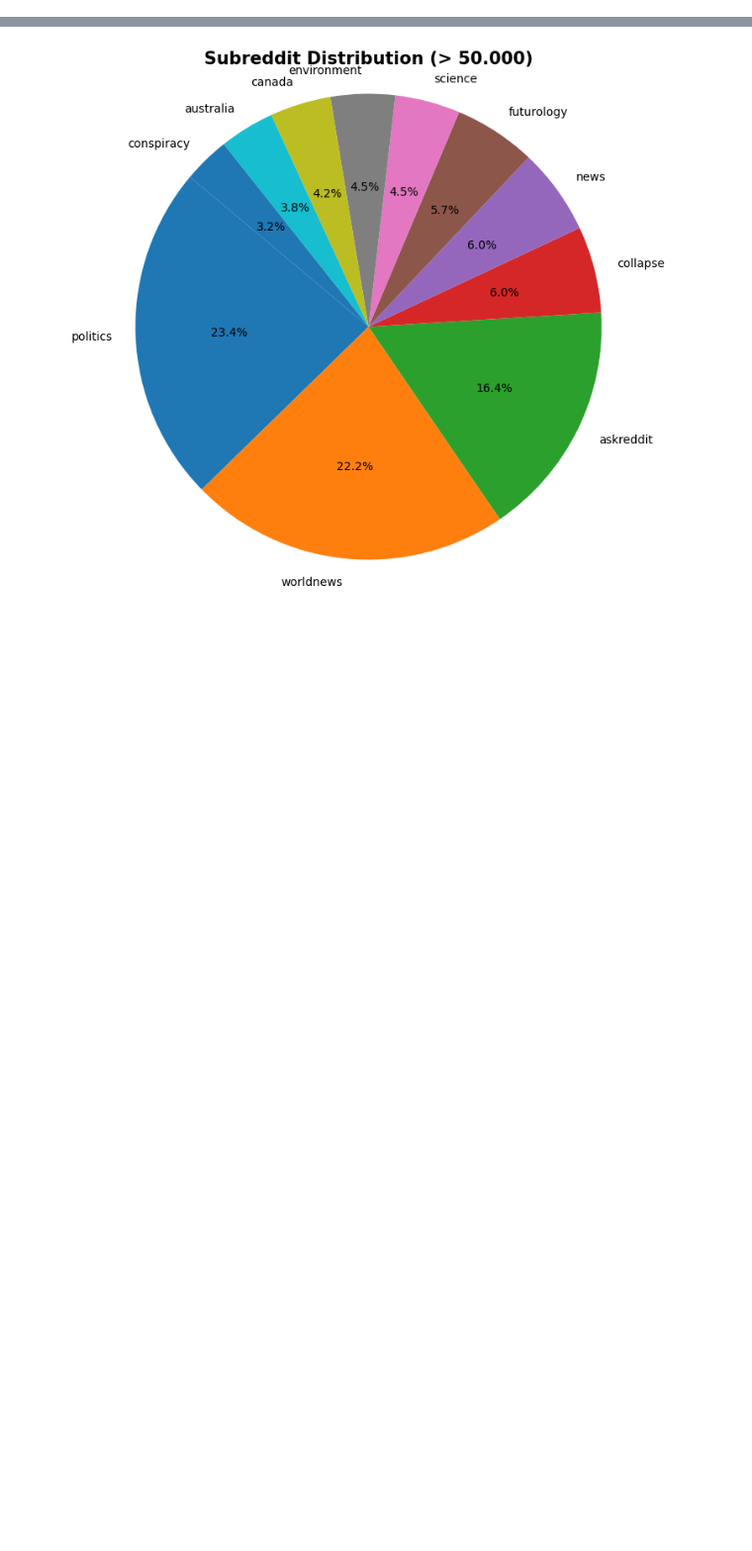
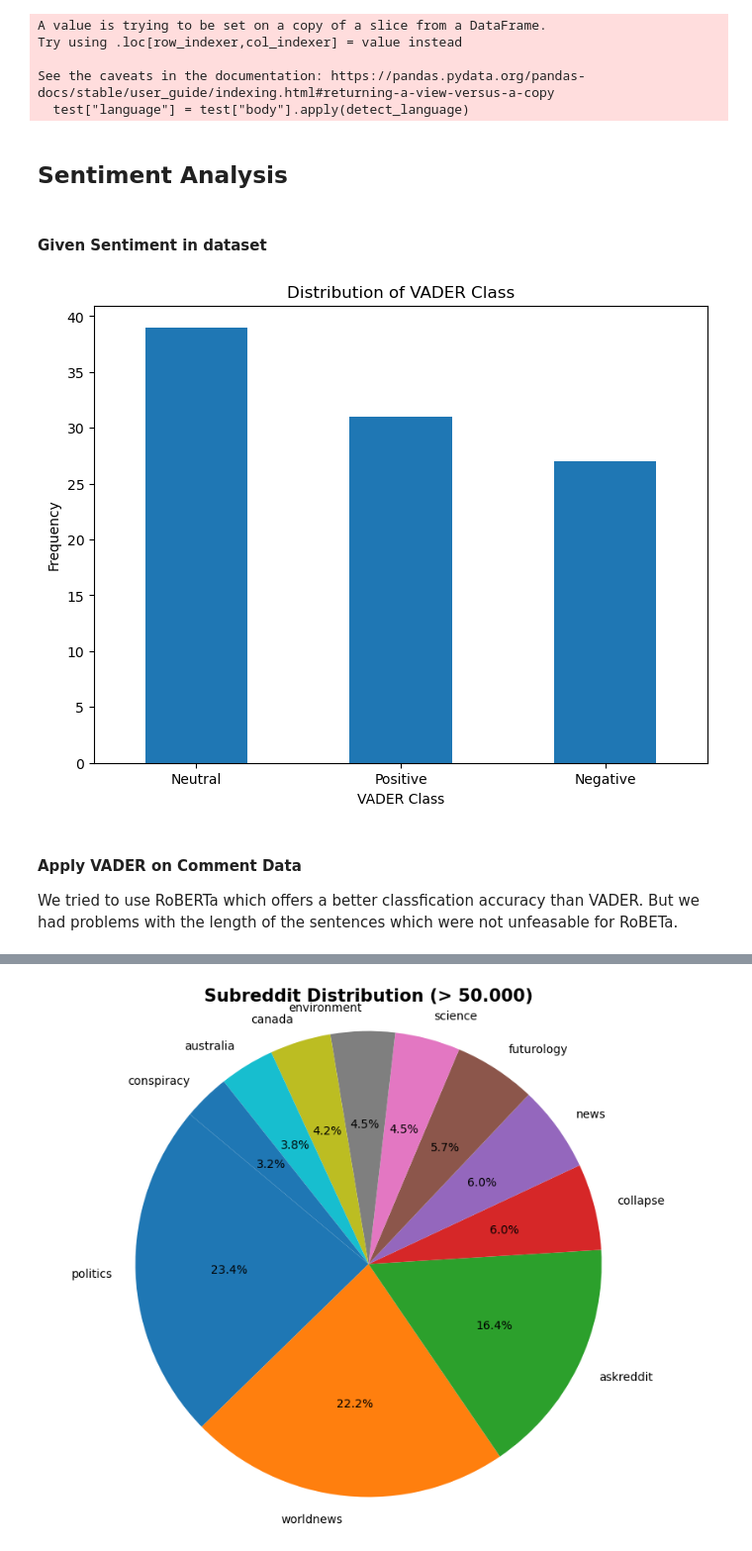
Before and after one commit to tobiaswtzl/dlss-project24, a Jupyter notebook: DLSS-Project - Descriptive Analysis.ipynb, the cells around one changed output, grey strips where cells are left out. Shown at 99% size. Drawn from its saved outputs; the diff is of its cells as text; code cells hidden in the pictures; blank space fills up the shorter version.

```diff
--- a/DLSS-Project - Descriptive Analysis.ipynb
+++ b/DLSS-Project - Descriptive Analysis.ipynb
@@ -9,0 +125,31 @@ posts = pd.read_csv("data/the-reddit-climate-change-dataset-posts.csv")
+# %%
+from langdetect import detect
+
+#Detect the language of a text
+def detect_language(text):
+    try:
+        return detect(text)
+    except:
+        return None
+
+#Apply the function to the posts
+comments["language"] = comments["body"].apply(detect_language)
+
+#Keep only posts detected as English ('en')
+df_english = comments[comments["language"] == "en"]
+
+#Drop the language column
+comments = df_english.drop(columns=["language"])
+
+#Save dataframe as .csv
+comments.to_csv("filtered_comments.csv", index=False)
+# %% [output]
+A value is trying to be set on a copy of a slice from a DataFrame.
+Try using .loc[row_indexer,col_indexer] = value instead
+
+See the caveats in the documentation: https://pandas.pydata.org/pandas-docs/stable/user_guide/indexing.html#returning-a-view-versus-a-copy
+  test["language"] = test["body"].apply(detect_language)
+# %% [markdown]
+## Sentiment Analysis
+# %% [markdown]
+#### Given Sentiment in dataset
@@ -9,0 +192,15 @@ posts = pd.read_csv("data/the-reddit-climate-change-dataset-posts.csv")
+# %%
+#Plotting the distribution of VADER_class
+plt.figure(figsize=(8, 6))
+comments['sentiment_class'].value_counts().plot(kind='bar')
+plt.title('Distribution of VADER Class')
+plt.xlabel('VADER Class')
+plt.ylabel('Frequency')
+plt.xticks(rotation=0)
+plt.show()
+# %% [output]
+[figure, added]
+# %% [markdown]
+#### Apply VADER on Comment Data
+
+We tried to use RoBERTa which offers a better classfication accuracy than VADER. But we had problems with the length of the sentences which were not unfeasable for RoBETa.
```
Also changed, not shown: parts of 20 cells of this notebook, 1 other file.
